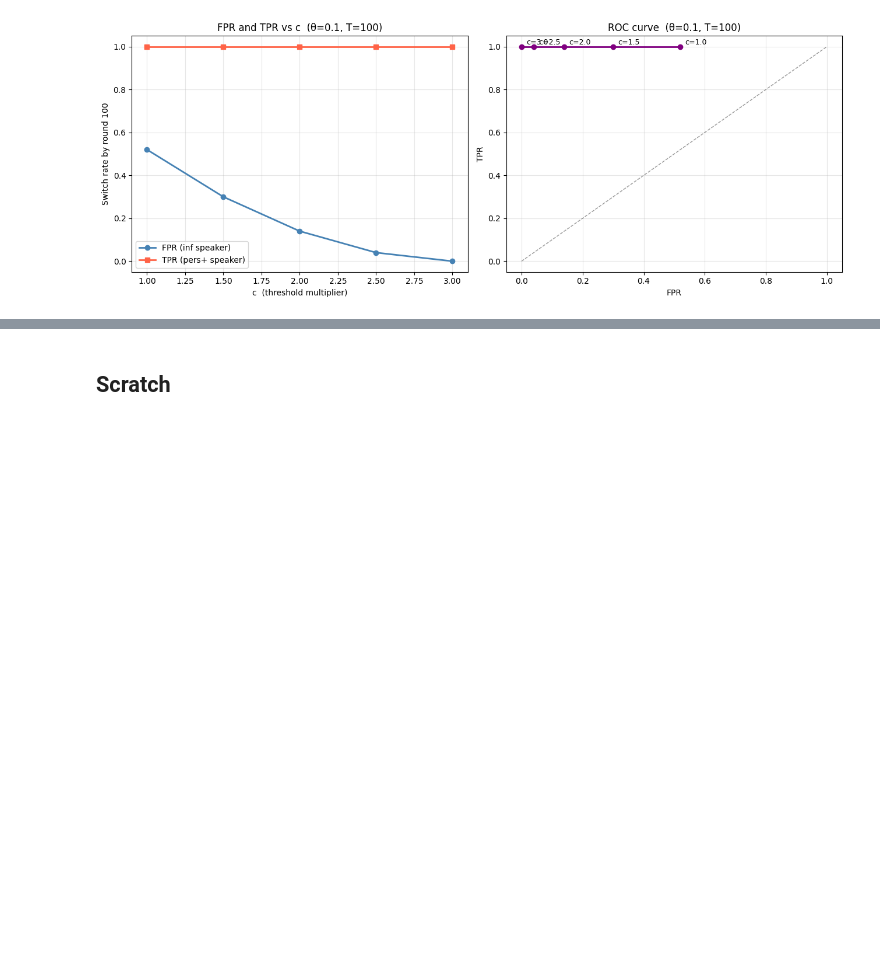
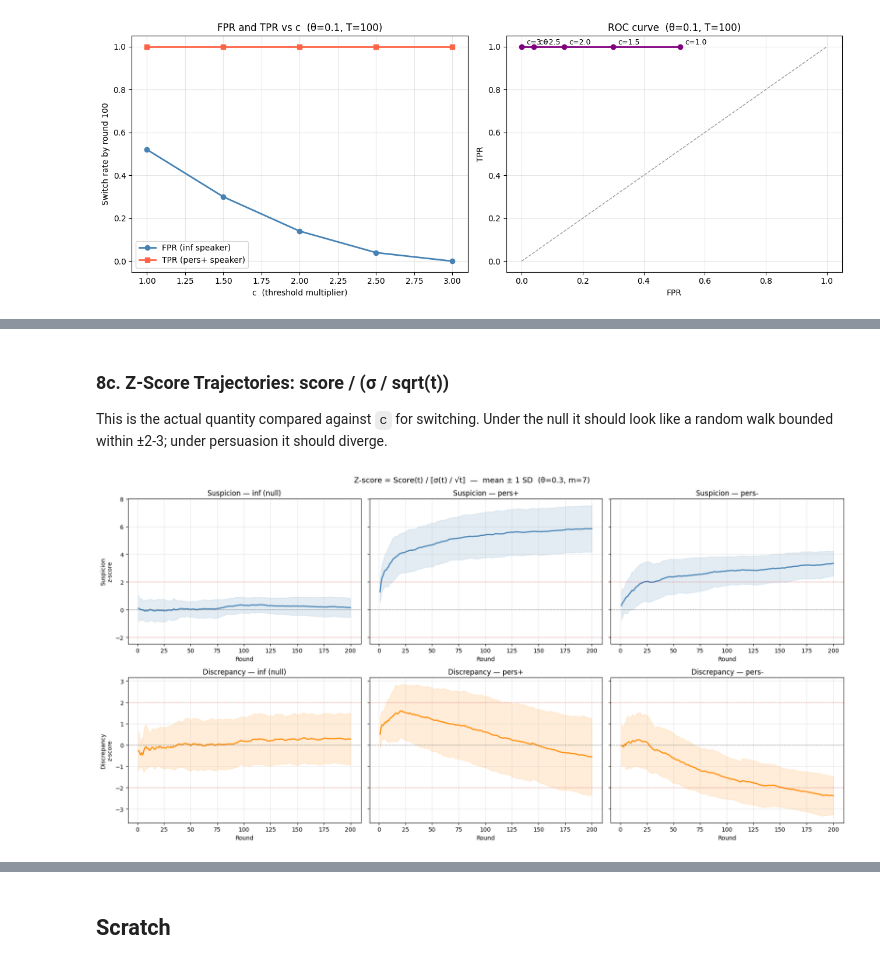
Before and after one commit to keremoner/argumentative-awareness, a Jupyter notebook: rsa/suspicion_analysis.ipynb, the cells around one changed output, grey strips where cells are left out. Cells and saved outputs as stored; diff of their text form; code cells hidden in the pictures; blank space fills up the shorter version.

```diff
--- a/rsa/suspicion_analysis.ipynb
+++ b/rsa/suspicion_analysis.ipynb
@@ -451,0 +579,46 @@ plt.show()
+# %% [markdown]
+### 8c. Z-Score Trajectories: score / (σ / sqrt(t))
+
+This is the actual quantity compared against `c` for switching.  Under the null it should look like a random walk bounded within ±2-3; under persuasion it should diverge.
+# %%
+x = np.arange(1, ROUNDS + 1)
+sqrt_t = np.sqrt(x)
+
+fig, axes = plt.subplots(2, 3, figsize=(18, 9), sharey='row')
+fig.suptitle(f'Z-score = Score(t) / [σ(t) / √t]  —  mean ± 1 SD  (θ={THETA}, m={M})', fontsize=13)
+
+for col, (cmp, psi_label) in enumerate(
+    [(cmp_inf, 'inf (null)'), (cmp_high, 'pers+'), (cmp_low, 'pers-')]
+):
+    for row, (score_key, sig_key, test_label) in enumerate([
+        ('sus_running',  'sigma_sus',  'Suspicion'),
+        ('disc_running', 'sigma_disc', 'Discrepancy'),
+    ]):
+        ax = axes[row, col]
+        scores = cmp[score_key]          # (n_sims, rounds)
+        sigmas = cmp[sig_key]            # (n_sims, rounds)
+
+        # z = Score(t) / (sigma(t) / sqrt(t))
+        denom = sigmas / sqrt_t[np.newaxis, :]
+        z = np.where(denom > 1e-12, scores / denom, np.nan)
+
+        mu = np.nanmean(z, axis=0)
+        sd = np.nanstd(z, axis=0)
+        ax.plot(x, mu, lw=2, color='steelblue' if row == 0 else 'darkorange')
+        ax.fill_between(x, mu - sd, mu + sd, alpha=0.15,
+                        color='steelblue' if row == 0 else 'darkorange')
+
+        ax.axhline(0, color='k', lw=0.8, ls='--', alpha=0.4)
+        for c_val in [2, -2]:
+            ax.axhline(c_val, color='red', lw=1, ls=':', alpha=0.5)
+
+        ax.set_xlabel('Round')
+        if col == 0:
+            ax.set_ylabel(f'{test_label}\nz-score')
+        ax.set_title(f'{test_label} — {psi_label}')
+        ax.grid(True, alpha=0.3)
+
+plt.tight_layout()
+plt.show()
+# %% [output]
+[figure, added]
```
Also changed, not shown: parts of 11 cells of this notebook, 3 other files.
